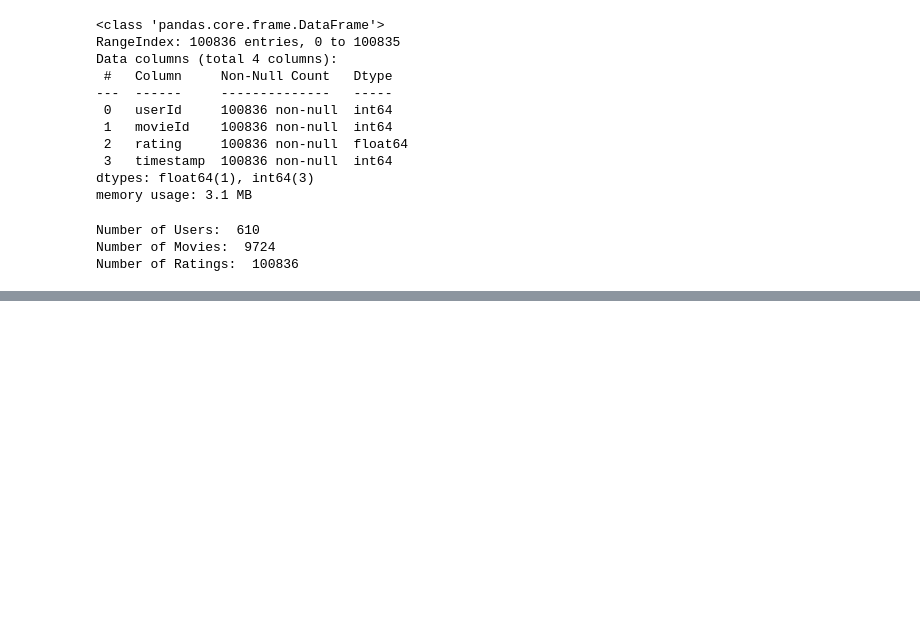
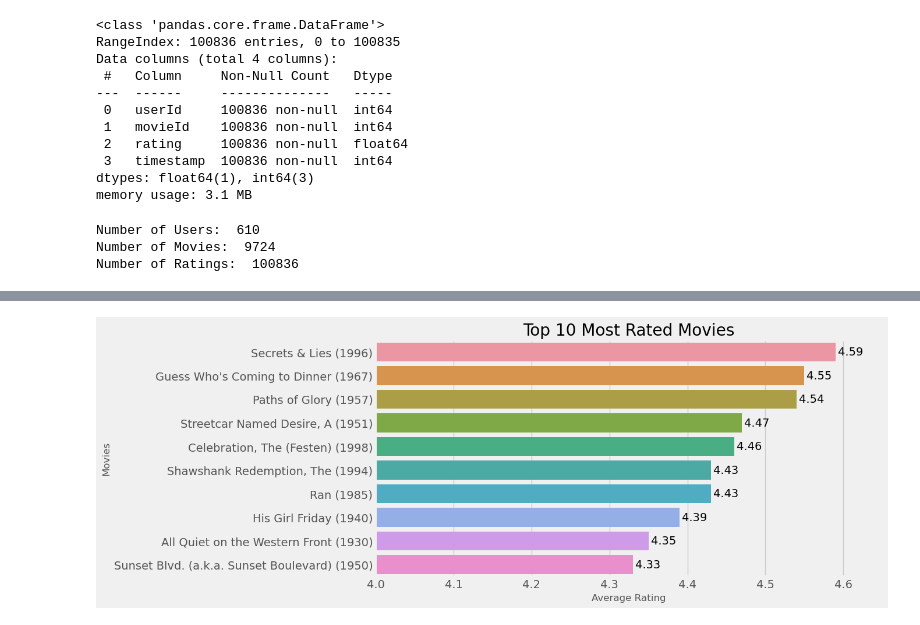
Before and after one commit to sha-ddie/Phase-4-Project, a Jupyter notebook: student.ipynb, the cells around one changed output, grey strips where cells are left out. Cells and saved outputs as stored; diff of their text form; code cells hidden in the pictures; blank space fills up the shorter version.

```diff
--- a/student.ipynb
+++ b/student.ipynb
@@ -200,0 +299,20 @@ Name: genres, dtype: object
+# %%
+# first grouping the dataframe by 'title'
+# then seleting only the movies that have been rated by atleast 10 user
+titles=movies.groupby('title')[['userId']].count().sort_values('userId', ascending=False)
+titles=titles.loc[titles.userId>=10].index                                     # then extracting the movie titles
+
+# filtering only the obtained movie titles
+data= movies[['title','avg_rating']].loc[ movies.title.isin(titles)].drop_duplicates('title')
+data=data.sort_values(by='avg_rating', ascending=False)[:10]                  # and sorting according to the average rating
+
+# the ploting the top 10 movies
+fig, ax=plt.subplots(figsize=(10,5))
+sns.barplot(data=data , x='avg_rating',y='title' , ax=ax)
+ax.set_ylabel("Movies", fontsize=12)
+ax.set_xlabel("Average Rating" ,fontsize=12)
+ax.set_xlim([4.0 , 4.65])
+ax.set_title("Top 10 Most Rated Movies")
+ax.bar_label(ax.containers[0] ,padding=3);
+# %% [output]
+[figure, added]
```
Also changed, not shown: parts of 73 cells of this notebook.
